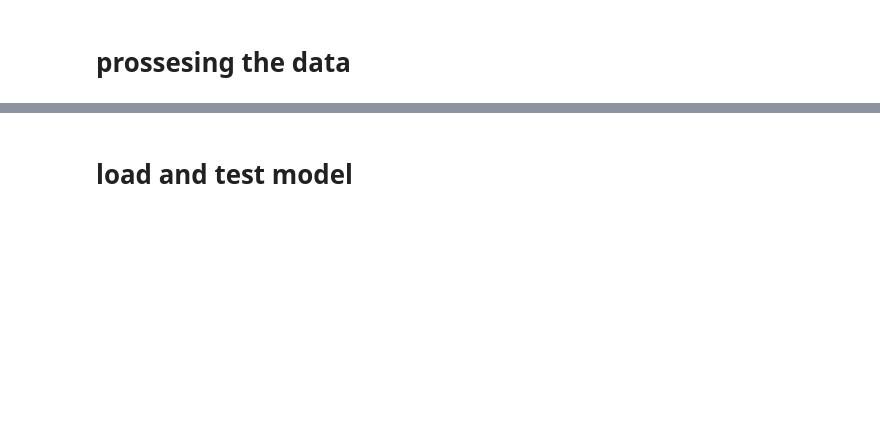
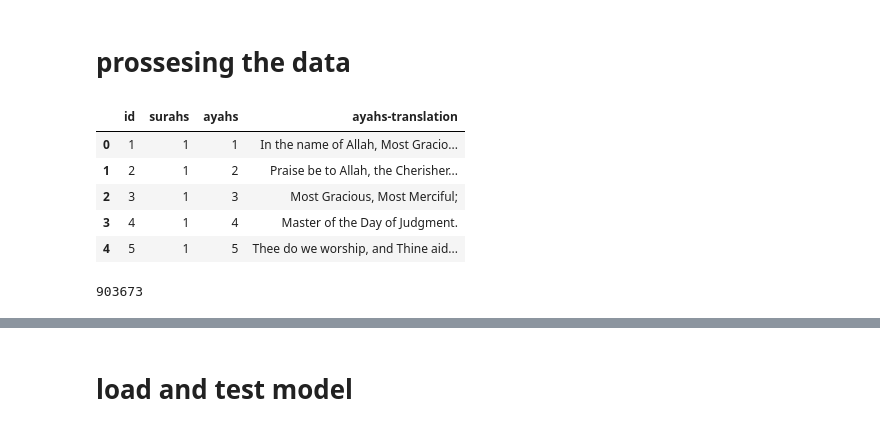
Before and after one commit to seyed0123/BlunderGuard, a Jupyter notebook: notebook/chess.ipynb, the cells around one changed output, grey strips where cells are left out. Cells and saved outputs as stored; diff of their text form; code cells hidden in the pictures; blank space fills up the shorter version.

```diff
--- a/notebook/chess.ipynb
+++ b/notebook/chess.ipynb
@@ -1,5 +1,21 @@
 # %% [markdown]
 # prossesing the data
+# %%
+import pandas as pd
+df = pd.read_csv('/kaggle/input/the-holy-quran-english-translation-dataset/holy_quran-english.csv')
+df.head()
+# %% [output]
+|  | id | surahs | ayahs | ayahs-translation |
+| 0 | 1 | 1 | 1 | In the name of Allah, Most Gracio... |
+| 1 | 2 | 1 | 2 | Praise be to Allah, the Cherisher... |
+| 2 | 3 | 1 | 3 | Most Gracious, Most Merciful; |
+| 3 | 4 | 1 | 4 | Master of the Day of Judgment. |
+| 4 | 5 | 1 | 5 | Thee do we worship, and Thine aid... |
+# %%
+quran = "\n".join(df["ayahs-translation"].astype(str).tolist())
+print(len(quran))
+# %% [output]
+903673
 # %%
 import os
 os.environ["WANDB_DISABLED"] = "true"
```
Also changed, not shown: parts of 34 cells of this notebook.
